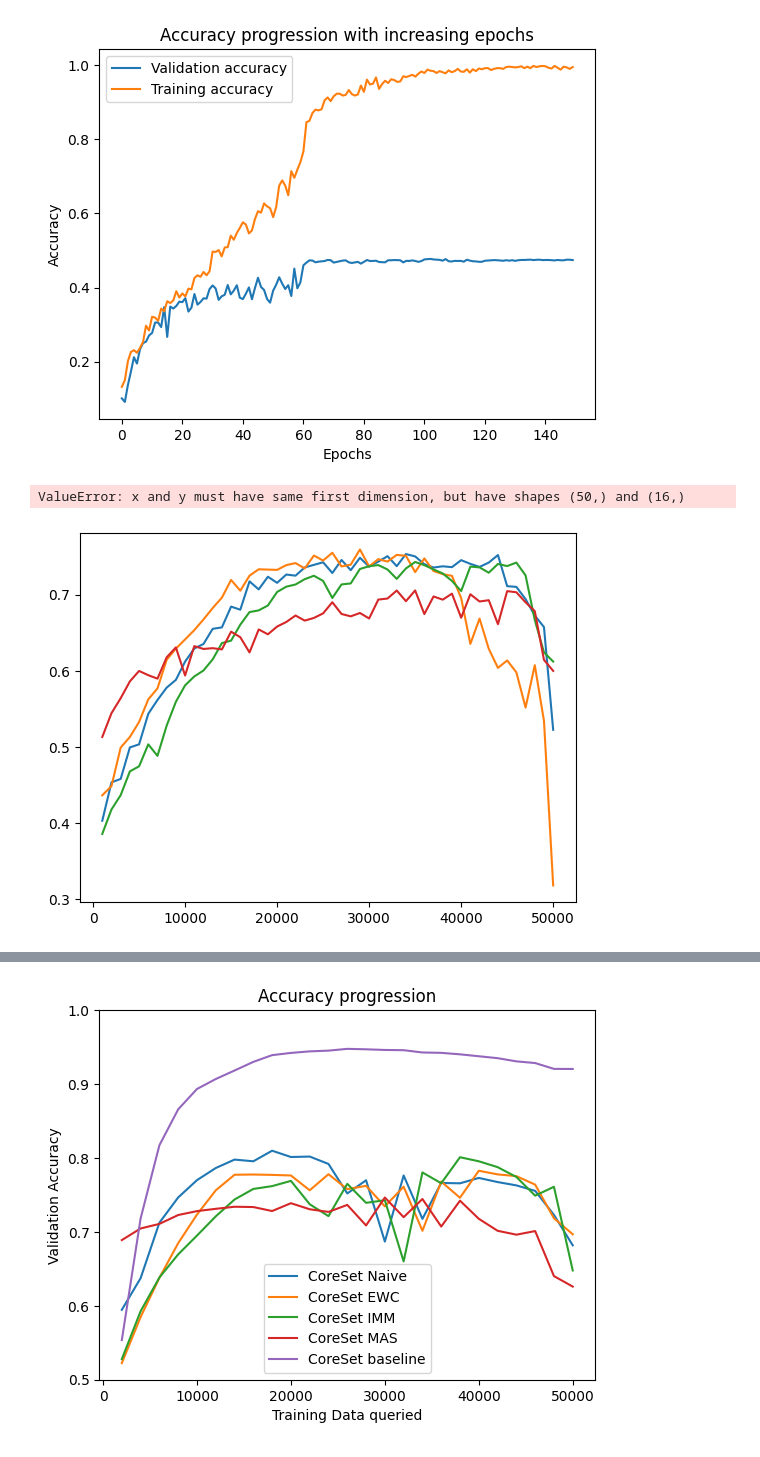
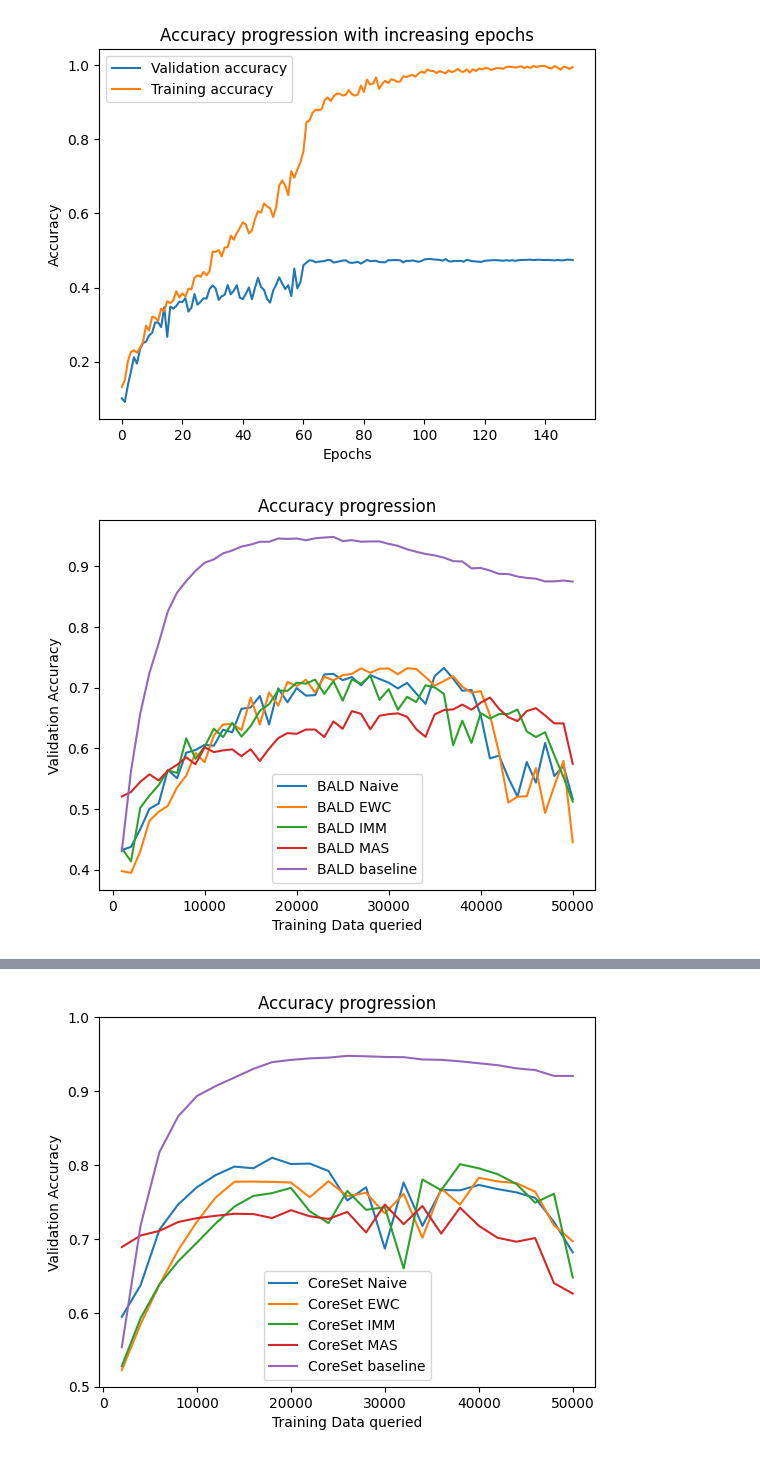
Before and after one commit to FelixMoeller3/calms, a Jupyter notebook: src/evaluation/eval_model_stealing.ipynb, the cells around one changed output, grey strips where cells are left out. Cells and saved outputs as stored; diff of their text form; code cells hidden in the pictures.

```diff
--- a/src/evaluation/eval_model_stealing.ipynb
+++ b/src/evaluation/eval_model_stealing.ipynb
@@ -632,41 +632,40 @@ Random_EWC = [0.4123, 0.4601, 0.4994, 0.5196, 0.5613, 0.5722, 0.5864, 0.5906, 0.
 Random_Naive = [0.4063, 0.4614, 0.5059, 0.5256, 0.557, 0.5725, 0.5865, 0.5933, 0.607, 0.633, 0.6288, 0.651, 0.6434, 0.6495, 0.6543, 0.6468, 0.6534, 0.6702, 0.6732, 0.6879, 0.6936, 0.6921, 0.6888, 0.7023, 0.6932, 0.7119, 0.7183, 0.7211, 0.7351, 0.7287, 0.7367, 0.7387, 0.7388, 0.7347, 0.7535, 0.7519, 0.7619, 0.7633, 0.7612, 0.768, 0.7665, 0.765, 0.7752, 0.7744, 0.7864, 0.778, 0.7652, 0.7758, 0.7849, 0.7888]
 
 Bald_Naive = [0.4324, 0.4378, 0.4665, 0.5005, 0.5089, 0.5644, 0.5508, 0.5928, 0.5972, 0.6058, 0.6043, 0.6308, 0.6265, 0.6652, 0.6673, 0.6862, 0.6393, 0.6988, 0.6758, 0.6993, 0.6869, 0.6876, 0.7217, 0.7227, 0.7123, 0.7175, 0.7038, 0.7205, 0.7143, 0.7083, 0.6987, 0.7079, 0.6903, 0.6733, 0.7192, 0.7325, 0.7149, 0.695, 0.6963, 0.6547, 0.5834, 0.5881, 0.5515, 0.5206, 0.5775, 0.5436, 0.6089, 0.5544, 0.571, 0.5166]
 Bald_EWC = [0.3978, 0.3948, 0.43, 0.4806, 0.4955, 0.5053, 0.5357, 0.5551, 0.5925, 0.5772, 0.6215, 0.6393, 0.6403, 0.6302, 0.6834, 0.6393, 0.692, 0.6704, 0.7094, 0.7027, 0.7131, 0.6922, 0.718, 0.712, 0.7206, 0.7226, 0.7319, 0.7244, 0.7313, 0.7316, 0.722, 0.7321, 0.7307, 0.7176, 0.7034, 0.7109, 0.719, 0.7016, 0.6918, 0.6942, 0.6551, 0.5919, 0.5106, 0.5204, 0.5209, 0.5677, 0.4936, 0.5382, 0.5794, 0.4456]
 Bald_IMM = [0.4355, 0.4138, 0.502, 0.5221, 0.5394, 0.5638, 0.5595, 0.6165, 0.5828, 0.6025, 0.6324, 0.6185, 0.6421, 0.6194, 0.6366, 0.6619, 0.6727, 0.6955, 0.6946, 0.7082, 0.7065, 0.7132, 0.6897, 0.7108, 0.6785, 0.7135, 0.7063, 0.7199, 0.6798, 0.6975, 0.6636, 0.6849, 0.6763, 0.7039, 0.7004, 0.6898, 0.6051, 0.6457, 0.6089, 0.658, 0.6492, 0.6565, 0.6567, 0.664, 0.6279, 0.6187, 0.6265, 0.5885, 0.5525, 0.5123]
 Bald_MAS = [0.5207, 0.5282, 0.5447, 0.5572, 0.5472, 0.5633, 0.5729, 0.5852, 0.5738, 0.6018, 0.5938, 0.5967, 0.5983, 0.5871, 0.5986, 0.5791, 0.5994, 0.617, 0.6251, 0.624, 0.631, 0.631, 0.6186, 0.6444, 0.6322, 0.6614, 0.6569, 0.6314, 0.6538, 0.6563, 0.6577, 0.652, 0.6316, 0.619, 0.656, 0.663, 0.6641, 0.6721, 0.6636, 0.6752, 0.6837, 0.6651, 0.6513, 0.6449, 0.6614, 0.6662, 0.6541, 0.6412, 0.6411, 0.5745]
 
 CoreSet_IMM = [0.4094, 0.4555, 0.4987, 0.5291, 0.5659, 0.5861, 0.6039, 0.5985, 0.6214, 0.6301, 0.647, 0.6541, 0.6704, 0.655, 0.6707, 0.6868, 0.625, 0.6752, 0.6865, 0.6972, 0.6692, 0.6511, 0.611, 0.6697, 0.6499, 0.7006, 0.5958, 0.7153, 0.7301, 0.7242, 0.7293, 0.7292, 0.7328, 0.7245, 0.7195, 0.6867, 0.6573, 0.7162, 0.7137, 0.7341, 0.7205, 0.7254, 0.6728, 0.702, 0.6982, 0.7027, 0.6457, 0.6343, 0.6734, 0.4869]
 CoreSet_MAS =  [0.5041, 0.4827, 0.4867, 0.5158, 0.5393, 0.5445, 0.5534, 0.554, 0.5624, 0.5636, 0.5577, 0.581, 0.5696, 0.5693, 0.5828, 0.5802, 0.5898, 0.5827, 0.5906, 0.5919, 0.5973, 0.6058, 0.6141, 0.6097, 0.5924, 0.5985, 0.6262, 0.6089, 0.6224, 0.6102, 0.6341, 0.6123, 0.6135, 0.6201, 0.6117, 0.6224, 0.6344, 0.6306, 0.6183, 0.63, 0.639, 0.6305, 0.6161, 0.617, 0.6205, 0.6056, 0.6067, 0.5994, 0.6114, 0.5621]
 CoreSet_EWC = [0.4437, 0.4689, 0.5144, 0.5494, 0.585, 0.626, 0.6121, 0.6397, 0.6408, 0.6627, 0.6662, 0.6717, 0.6935, 0.6563, 0.6719, 0.6463, 0.6923, 0.6826, 0.7191, 0.6973, 0.6963, 0.6901, 0.6959, 0.6951, 0.7047, 0.6858, 0.7235, 0.7131, 0.6835, 0.6538, 0.6925, 0.7121, 0.7184, 0.6976, 0.7155, 0.6704, 0.7229, 0.6981, 0.7281, 0.7199, 0.7107, 0.6726, 0.7173, 0.7102, 0.7074, 0.6906, 0.6756, 0.7173, 0.6713, 0.6062]
 CoreSet_Naive = [0.4368, 0.4509, 0.4666, 0.5149, 0.5761, 0.5958, 0.5957, 0.6135, 0.6443, 0.6399, 0.641, 0.6722, 0.6787, 0.6648, 0.71, 0.7155, 0.7267, 0.7196, 0.7067, 0.7287, 0.7264, 0.7158, 0.7178, 0.6974, 0.7, 0.6249, 0.728, 0.7094, 0.7329, 0.731, 0.7272, 0.7258, 0.7508, 0.7517, 0.7331, 0.6893, 0.7197, 0.6913, 0.7023, 0.6468, 0.6864, 0.5704, 0.6965, 0.6971, 0.6924, 0.7151, 0.6973, 0.7007, 0.637, 0.5213]
 
 Badge_Naive = [0.4031, 0.4535, 0.458, 0.4994, 0.5034, 0.5435, 0.5617, 0.5779, 0.5881, 0.612, 0.6293, 0.6352, 0.6551, 0.657, 0.6843, 0.6802, 0.7174, 0.7069, 0.7235, 0.7155, 0.7264, 0.7249, 0.7357, 0.7391, 0.7425, 0.7284, 0.7455, 0.7321, 0.7484, 0.7367, 0.7434, 0.7505, 0.7374, 0.7533, 0.7502, 0.74, 0.7356, 0.7372, 0.7361, 0.7453, 0.7404, 0.7364, 0.7421, 0.752, 0.7111, 0.7102, 0.6941, 0.6726, 0.6574, 0.5225]
 Badge_MAS =  [0.5131, 0.5443, 0.564, 0.5861, 0.5998, 0.5942, 0.5897, 0.6177, 0.6307, 0.5938, 0.6324, 0.6287, 0.6297, 0.6281, 0.6514, 0.6441, 0.6241, 0.6543, 0.6479, 0.6581, 0.6641, 0.6726, 0.6659, 0.6694, 0.6754, 0.69, 0.6746, 0.6715, 0.6759, 0.6687, 0.6935, 0.6949, 0.7054, 0.6914, 0.7055, 0.6745, 0.6976, 0.6934, 0.7013, 0.6697, 0.7005, 0.691, 0.6927, 0.6612, 0.7046, 0.7031, 0.6899, 0.6784, 0.6143, 0.5999]
 Badge_IMM = [0.3858, 0.4179, 0.4367, 0.4679, 0.4746, 0.5034, 0.4883, 0.5281, 0.5593, 0.5809, 0.5926, 0.6004, 0.615, 0.6364, 0.6396, 0.6606, 0.6771, 0.6793, 0.6858, 0.7035, 0.7105, 0.7133, 0.7203, 0.7248, 0.718, 0.6956, 0.7134, 0.7147, 0.7337, 0.7373, 0.7388, 0.733, 0.7207, 0.7344, 0.7429, 0.7387, 0.7331, 0.7278, 0.718, 0.7047, 0.7368, 0.7358, 0.7288, 0.7403, 0.7375, 0.7421, 0.7253, 0.6668, 0.6242, 0.6121]
 Badge_EWC = [0.4365, 0.4486, 0.4992, 0.5131, 0.5328, 0.5625, 0.5769, 0.6145, 0.6291, 0.6412, 0.6534, 0.6674, 0.6824, 0.6961, 0.7193, 0.7052, 0.7249, 0.7333, 0.7329, 0.7325, 0.7388, 0.7414, 0.7345, 0.7513, 0.7448, 0.755, 0.737, 0.7394, 0.7593, 0.7371, 0.7466, 0.7434, 0.7522, 0.751, 0.7296, 0.7476, 0.731, 0.7269, 0.7247, 0.6955, 0.6353, 0.6686, 0.6289, 0.6038, 0.6136, 0.598, 0.5517, 0.6074, 0.5342, 0.3181]
 
 Random_Baseline = [0.3948, 0.5239, 0.5761, 0.6254, 0.651, 0.679, 0.711, 0.7217, 0.7434, 0.7644, 0.7825, 0.803, 0.8149, 0.838, 0.8561, 0.8652, 0.8761, 0.8875, 0.8924, 0.8972, 0.8998, 0.9101, 0.9109, 0.913, 0.9159, 0.9167, 0.9219, 0.923, 0.9227, 0.9256, 0.9248, 0.9285, 0.9278, 0.9321, 0.9337, 0.9347, 0.9337, 0.9367, 0.9404, 0.94, 0.9394, 0.9407, 0.9462, 0.9446, 0.9457, 0.948, 0.9489, 0.9508, 0.9488, 0.9508]
 Badge_Baseline = [0.5367, 0.6631, 0.7508, 0.8224, 0.86, 0.8771, 0.8925, 0.9017, 0.9089, 0.9114, 0.9203, 0.9231, 0.926, 0.9289, 0.9291, 0.9341]
 Lc_Baseline = [0.4312, 0.5754, 0.6769, 0.7354, 0.7855, 0.8364, 0.8579, 0.8756, 0.8862, 0.902, 0.9118, 0.9194, 0.9276, 0.9314, 0.9362, 0.9381, 0.9403, 0.9417, 0.9442, 0.944, 0.9468, 0.9452, 0.9452, 0.9454, 0.94, 0.9375, 0.9463, 0.9432, 0.9432, 0.9411, 0.936, 0.9322, 0.927, 0.9252, 0.9195, 0.9163, 0.9082, 0.9098, 0.9005, 0.8942, 0.9015, 0.8935, 0.8851, 0.8874, 0.8827, 0.8829, 0.8668, 0.8651, 0.8649, 0.8677]
 CoreSet_Baseline = [0.4254, 0.5469, 0.6106, 0.6762, 0.7309, 0.793, 0.8314, 0.8538, 0.8703, 0.8814, 0.8947, 0.9056, 0.9124, 0.9226, 0.9236, 0.9282, 0.9346, 0.9359, 0.9391, 0.9381, 0.9412, 0.9431, 0.9441, 0.9447, 0.9438, 0.9449, 0.9437, 0.9407, 0.9399, 0.9342, 0.9344, 0.9356, 0.9325, 0.9296, 0.922, 0.9199, 0.9102, 0.9106, 0.8987, 0.9025, 0.8985, 0.8995, 0.9021, 0.8889, 0.8893, 0.8859, 0.887, 0.8821, 0.8781, 0.8779]
-Bald_Baseline = [0.5792, 0.7462, 0.8322, 0.8767, 0.9034, 0.9212, 0.9353, 0.9402, 0.9437, 0.9497, 0.948, 0.9488, 0.9477, 0.9498, 0.9465, 0.9467]
+Bald_Baseline = [0.4306, 0.5629, 0.6569, 0.7242, 0.7727, 0.8258, 0.8565, 0.8756, 0.8923, 0.9057, 0.9113, 0.9212, 0.926, 0.9324, 0.9356, 0.9403, 0.9403, 0.9457, 0.945, 0.9457, 0.9428, 0.946, 0.9473, 0.9483, 0.9415, 0.9429, 0.9405, 0.9408, 0.9409, 0.9369, 0.9336, 0.9279, 0.9238, 0.9203, 0.9179, 0.9142, 0.9084, 0.9079, 0.8965, 0.8972, 0.8929, 0.8874, 0.8872, 0.883, 0.8808, 0.8795, 0.875, 0.8751, 0.8764, 0.8748]
 
 x = [(i+1)*1000 for i in range(50)]
 
-plt.plot(x,Badge_Naive,label="Badge Naive")
-plt.plot(x,Badge_EWC,label="Badge EWC")
-plt.plot(x,Badge_IMM,label="Badge IMM")
-plt.plot(x,Badge_MAS,label="Badge MAS")
-plt.plot(x,Badge_Baseline,label="Badge baseline")
+plt.plot(x,Bald_Naive,label="BALD Naive")
+plt.plot(x,Bald_EWC,label="BALD EWC")
+plt.plot(x,Bald_IMM,label="BALD IMM")
+plt.plot(x,Bald_MAS,label="BALD MAS")
+plt.plot(x,Bald_Baseline,label="BALD baseline")
 plt.title("Accuracy progression")
 plt.xlabel("Training Data queried")
 plt.ylabel("Validation Accuracy")
 plt.legend()
 plt.show()
 # %% [output]
-ValueError: x and y must have same first dimension, but have shapes (50,) and (16,)
-[figure, old version]
+[figure, new version]
 # %%
 # 1000 Queries time
 LC_Naive = '00h:49m:36s'
```
Also changed, not shown: parts of 3 cells of this notebook, 5 other files.
